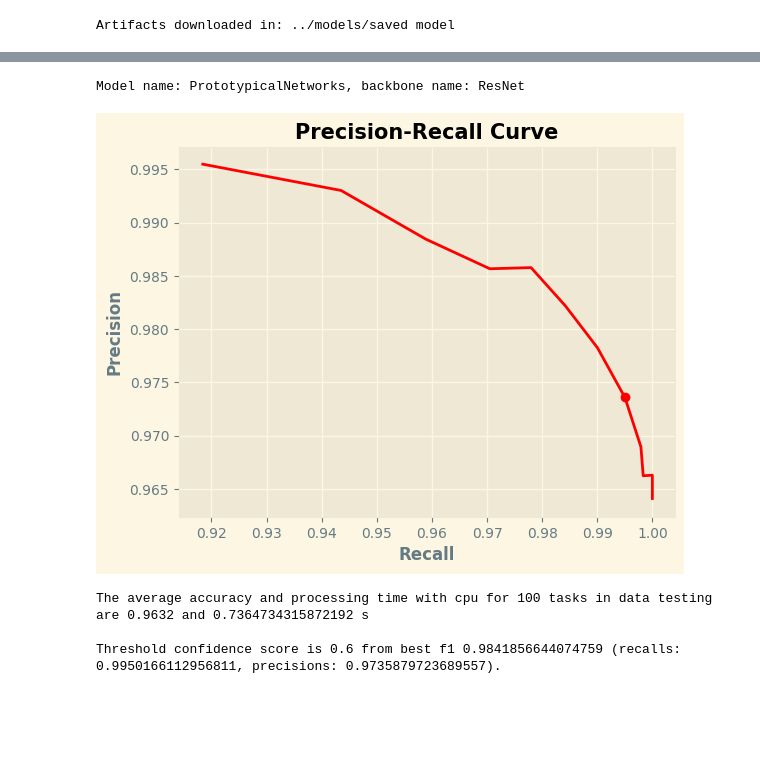
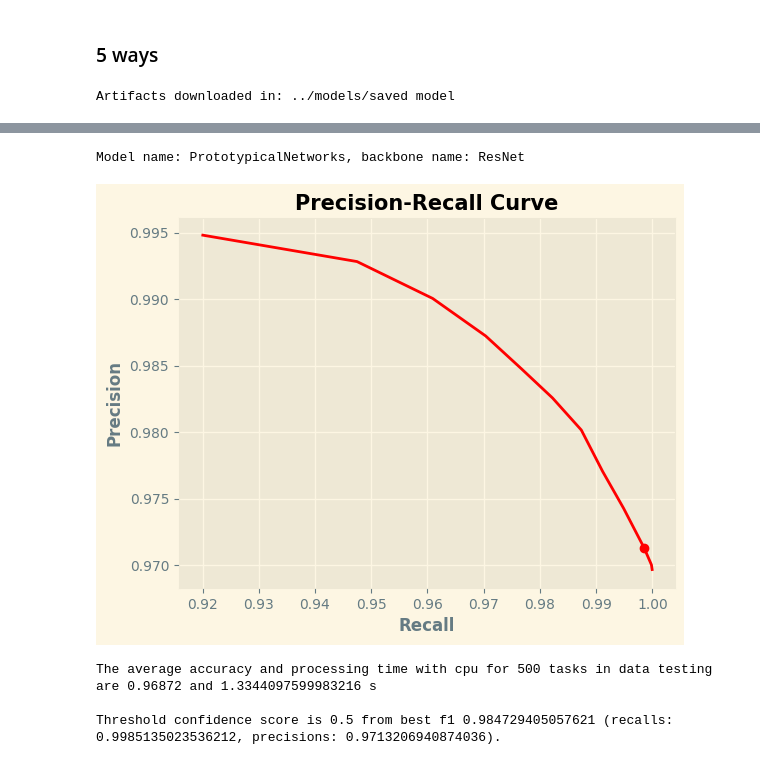
Before and after one commit to afhabibieee/car-attr-classifier, a Jupyter notebook: src/test.ipynb, the cells around one changed output, grey strips where cells are left out. Cells and saved outputs as stored; diff of their text form; code cells hidden in the pictures; blank space fills up the shorter version.

```diff
--- a/src/test.ipynb
+++ b/src/test.ipynb
@@ -86,9 +86,11 @@ def do_inference(
         print('Threshold confidence score is {} from best f1 {} (recalls: {}, precisions: {}).'.format(
                 thresholds[idx_f1_max], f1[idx_f1_max], recalls[idx_f1_max], precisions[idx_f1_max]
         ))
+# %% [markdown]
+### 5 ways
 # %%
 # first model
 run_id = 'c647a2612ffb4440930a5b17da7ab462'
-do_inference(run_id)
+do_inference(run_id, n_task=500)
 # %% [output]
 Artifacts downloaded in: ../models/saved model
@@ -96,8 +98,8 @@ Artifacts downloaded in: ../models/saved model
 Model name: PrototypicalNetworks, backbone name: ResNet
-[figure, old version]
+[figure, new version]
-The average accuracy and processing time with cpu for 100 tasks in data testing are 0.9632 and 0.7364734315872192 s
+The average accuracy and processing time with cpu for 500 tasks in data testing are 0.96872 and 1.3344097599983216 s
 
-Threshold confidence score is 0.6 from best f1 0.9841856644074759 (recalls: 0.9950166112956811, precisions: 0.9735879723689557).
+Threshold confidence score is 0.5 from best f1 0.984729405057621 (recalls: 0.9985135023536212, precisions: 0.9713206940874036).
 # %%
 # second model
 run_id = 'abbda0848d0e4aacb6bdcd1eeb0694d8'
```
Also changed, not shown: parts of 5 cells of this notebook.
